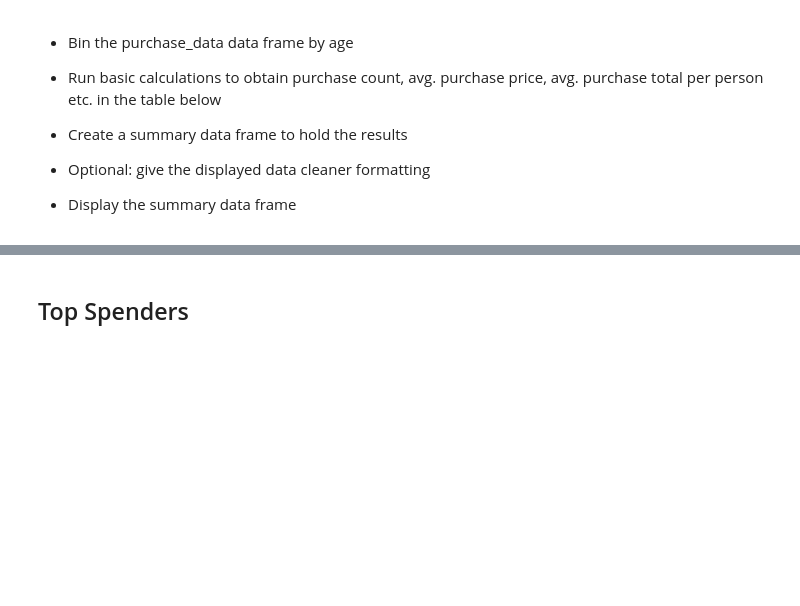
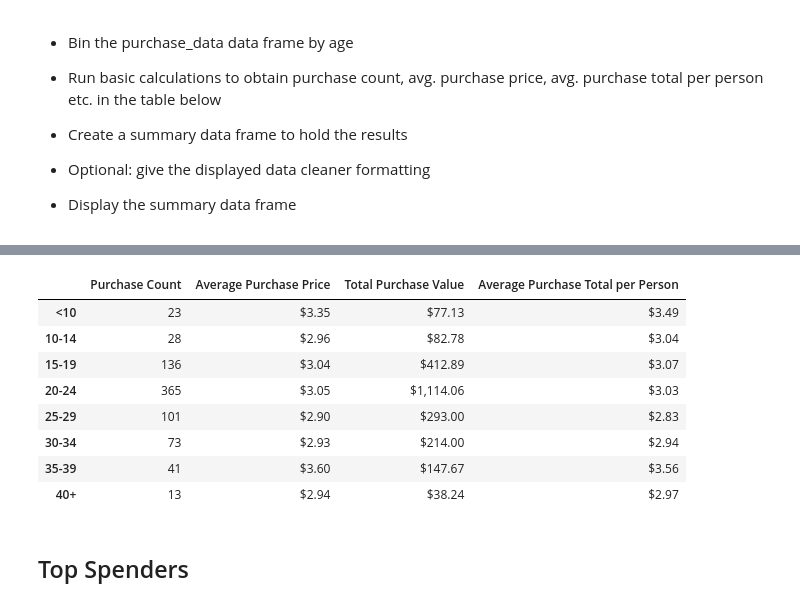
Before and after one commit to MadhukaraBS/BootCamp, a Jupyter notebook: 04-Numpy-Pandas/Instructions/HeroesOfPymoli/HeroesOfPymoli.ipynb, the cells around one changed output, grey strips where cells are left out. Cells and saved outputs as stored; diff of their text form; code cells hidden in the pictures; blank space fills up the shorter version.

```diff
--- a/04-Numpy-Pandas/Instructions/HeroesOfPymoli/HeroesOfPymoli.ipynb
+++ b/04-Numpy-Pandas/Instructions/HeroesOfPymoli/HeroesOfPymoli.ipynb
@@ -277,3 +224,42 @@ df
+# %%
+# Establish bins for ages
+age_bins = [0, 9.90, 14.90, 19.90, 24.90, 29.90, 34.90, 39.90, 99999]
+group_names = ["<10", "10-14", "15-19", "20-24", "25-29", "30-34", "35-39", "40+"]
+pd.options.display.float_format = '${:,.2f}'.format
+
+#  To create a copy. Done only for practice. Can be done without copy
+df_grpby = purchase_data.copy()
+
+#  Bin the values and create a new column
+df_grpby['Age_bin'] = pd.cut(df_grpby['Age'], age_bins, labels=group_names)
+df_grpby.head()
+
+#  Create new empty data frame
+df = pd.DataFrame()
+df['Purchase Count']= df_grpby.groupby(['Age_bin'])['Purchase ID'].count()
+df['Average Purchase Price'] = df_grpby.groupby(['Age_bin'])['Price'].mean()
+df['Total Purchase Value'] = df_grpby.groupby(['Age_bin'])['Price'].sum()
+del df.index.name
+df_1 = df_grpby.groupby(['Age_bin', 'SN'])['Price'].sum()
+df_2 = df_grpby.groupby(['Age_bin', 'SN'])['Price'].count()
+#  Compute Avg purchase total per person. The values are slightly different
+#  than shown in sample answer as sample answer does not groupby SN column
+#  Confirmed from Tyler that my computation is correct as per the stated question
+df_3 = df_1/df_2
+df_3
+
+df['Average Purchase Total per Person'] = df_3.groupby(['Age_bin']).mean()
+df
+# %% [output]
+|  | Purchase Count | Average Purchase Price | Total Purchase Value | Average Purchase Total per Person |
+| <10 | 23 | $3.35 | $77.13 | $3.49 |
+| 10-14 | 28 | $2.96 | $82.78 | $3.04 |
+| 15-19 | 136 | $3.04 | $412.89 | $3.07 |
+| 20-24 | 365 | $3.05 | $1,114.06 | $3.03 |
+| 25-29 | 101 | $2.90 | $293.00 | $2.83 |
+| 30-34 | 73 | $2.93 | $214.00 | $2.94 |
+| 35-39 | 41 | $3.60 | $147.67 | $3.56 |
+| 40+ | 13 | $2.94 | $38.24 | $2.97 |
 # %% [markdown]
 ## Top Spenders
 # %% [markdown]
```
Also changed, not shown: parts of 24 cells of this notebook, 2 other files.
